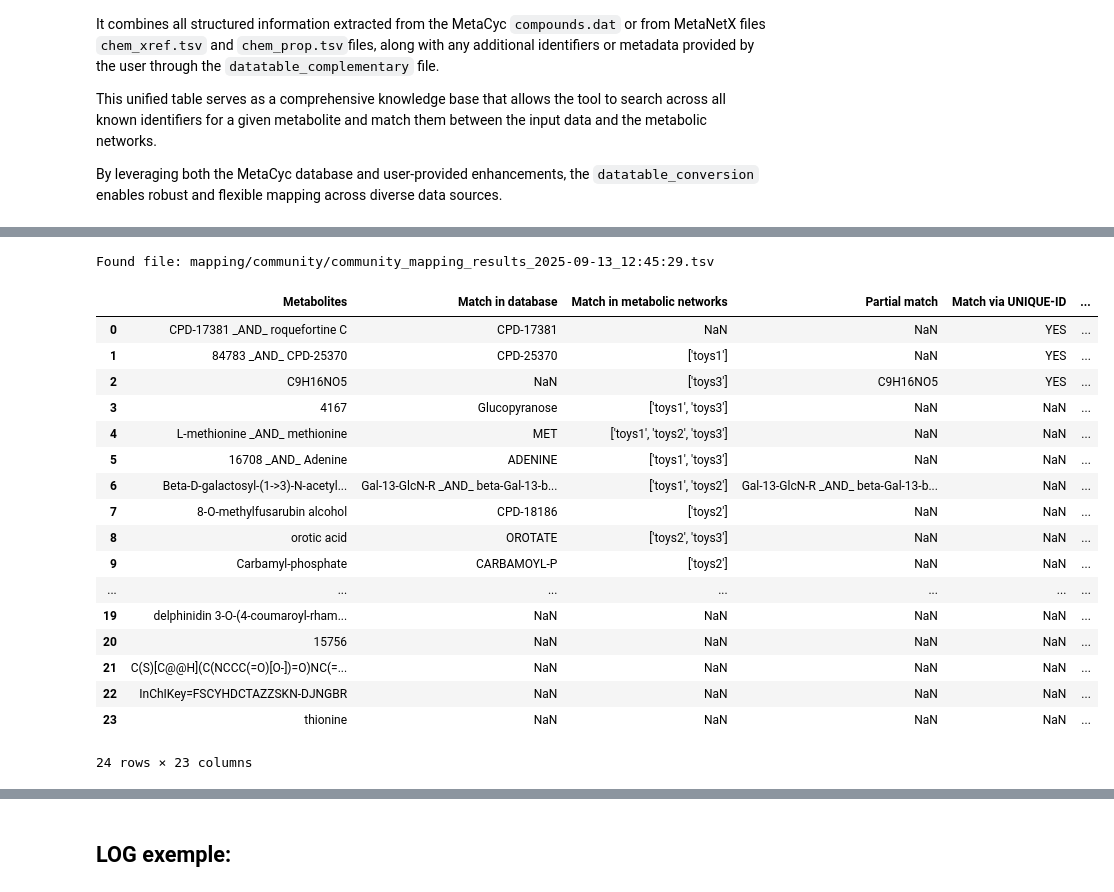
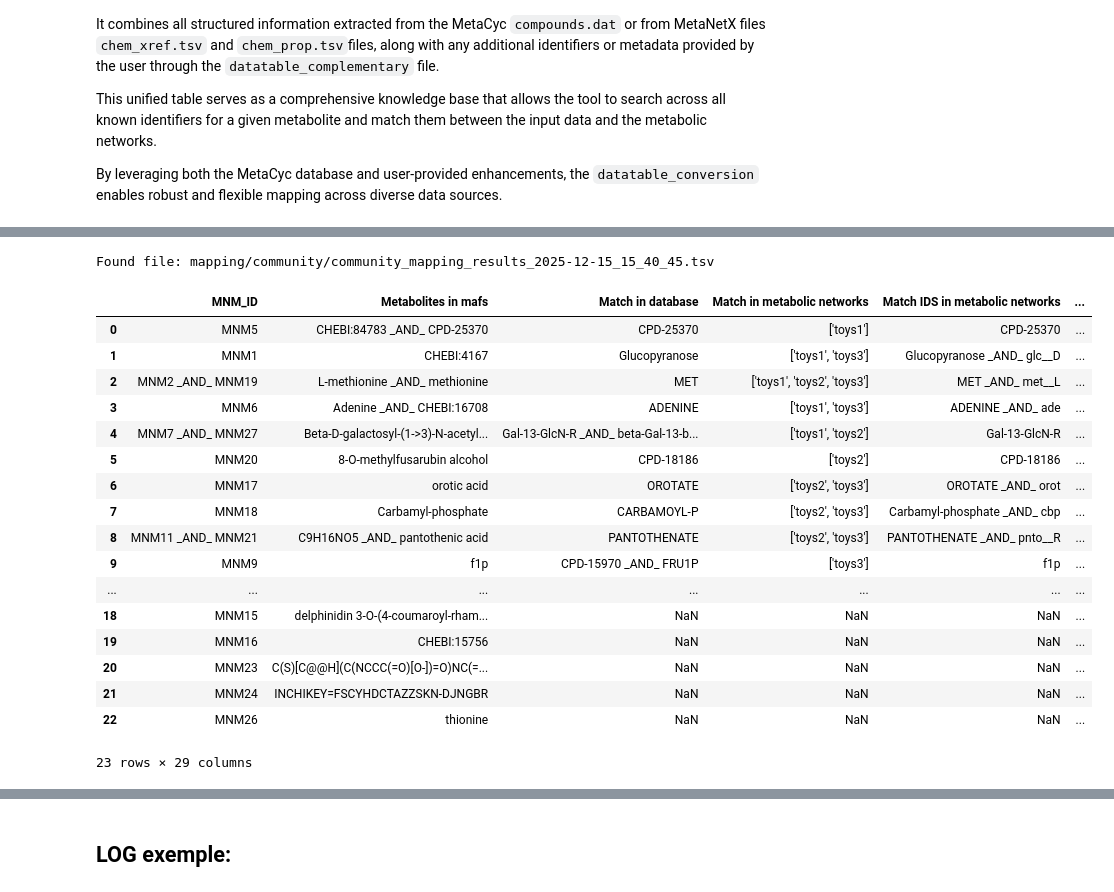
Before and after one commit to coraliemuller/metanetmap, a Jupyter notebook: notebook/MetaNetMap.ipynb, the cells around one changed output, grey strips where cells are left out. Cells and saved outputs as stored; diff of their text form; code cells hidden in the pictures.

```diff
--- a/notebook/MetaNetMap.ipynb
+++ b/notebook/MetaNetMap.ipynb
@@ -590,0 +661,29 @@ Output file successfully written to: mapping/classic/mapping_results_2025-09-13_
+# %%
+''' Show Mafs rewritten with new MNM_IDs
+'''
+import os
+import pandas as pd
+
+# 1. Set the directory path
+directory = 'mapping/classic/MNM_mafs/'
+
+# 2. List all files in the directory
+files = [f for f in os.listdir(directory) if os.path.isfile(os.path.join(directory, f))]
+
+# 3. Check if exactly one file exists
+if len(files) > 1:
+    file_path = os.path.join(directory, files[0])
+    print(f"Found file: {file_path}")
+
+    # 4. Read the file (auto-detect TSV)
+    if file_path.endswith('.tsv'):
+        df = pd.read_csv(file_path, sep='\t')
+    else:
+        print("Unsupported file format.")
+        df = None
+
+    # 5. Display the table if loaded
+    if df is not None:
+        display(df)
+else:
+    print(f"Expected 1 file, found {len(files)}: {files}")
@@ -756,51 +883,51 @@ Output file successfully written to: mapping/community/community_mapping_results
 # %%
-''' Show Community mode
+''' Show Community mode results
 
 '''
 import os
 import pandas as pd
 
 # 1. Set the directory path
 directory = 'mapping/community/'
 
 # 2. List all files in the directory
 files = [f for f in os.listdir(directory) if os.path.isfile(os.path.join(directory, f))]
 
 # 3. Check if exactly one file exists
 if len(files) == 1:
     file_path = os.path.join(directory, files[0])
     print(f"Found file: {file_path}")
 
     # 4. Read the file (auto-detect TSV)
     if file_path.endswith('.tsv'):
         df = pd.read_csv(file_path, sep='\t')
     else:
         print("Unsupported file format.")
         df = None
 
     # 5. Display the table if loaded
     if df is not None:
         display(df)
 else:
     print(f"Expected 1 file, found {len(files)}: {files}")
 # %% [output]
-Found file: mapping/community/community_mapping_results_2025-09-13_12:45:29.tsv
+Found file: mapping/community/community_mapping_results_2025-12-15_15_40_45.tsv
-|  | Metabolites | Match in database | Match in metabolic networks | Partial match | Match via UNIQUE-ID | ... |
-| 0 | CPD-17381 _AND_ roquefortine C | CPD-17381 | NaN | NaN | YES | ... |
-| 1 | 84783 _AND_ CPD-25370 | CPD-25370 | ['toys1'] | NaN | YES | ... |
-| 2 | C9H16NO5 | NaN | ['toys3'] | C9H16NO5 | YES | ... |
-| 3 | 4167 | Glucopyranose | ['toys1', 'toys3'] | NaN | NaN | ... |
-| 4 | L-methionine _AND_ methionine | MET | ['toys1', 'toys2', 'toys3'] | NaN | NaN | ... |
-| 5 | 16708 _AND_ Adenine | ADENINE | ['toys1', 'toys3'] | NaN | NaN | ... |
-| 6 | Beta-D-galactosyl-(1->3)-N-acetyl... | Gal-13-GlcN-R _AND_ beta-Gal-13-b... | ['toys1', 'toys2'] | Gal-13-GlcN-R _AND_ beta-Gal-13-b... | NaN | ... |
-| 7 | 8-O-methylfusarubin alcohol | CPD-18186 | ['toys2'] | NaN | NaN | ... |
-| 8 | orotic acid | OROTATE | ['toys2', 'toys3'] | NaN | NaN | ... |
-| 9 | Carbamyl-phosphate | CARBAMOYL-P | ['toys2'] | NaN | NaN | ... |
+|  | MNM_ID | Metabolites in mafs | Match in database | Match in metabolic networks | Match IDS in metabolic networks | ... |
+| 0 | MNM5 | CHEBI:84783 _AND_ CPD-25370 | CPD-25370 | ['toys1'] | CPD-25370 | ... |
+| 1 | MNM1 | CHEBI:4167 | Glucopyranose | ['toys1', 'toys3'] | Glucopyranose _AND_ glc__D | ... |
+| 2 | MNM2 _AND_ MNM19 | L-methionine _AND_ methionine | MET | ['toys1', 'toys2', 'toys3'] | MET _AND_ met__L | ... |
+| 3 | MNM6 | Adenine _AND_ CHEBI:16708 | ADENINE | ['toys1', 'toys3'] | ADENINE _AND_ ade | ... |
+| 4 | MNM7 _AND_ MNM27 | Beta-D-galactosyl-(1->3)-N-acetyl... | Gal-13-GlcN-R _AND_ beta-Gal-13-b... | ['toys1', 'toys2'] | Gal-13-GlcN-R | ... |
+| 5 | MNM20 | 8-O-methylfusarubin alcohol | CPD-18186 | ['toys2'] | CPD-18186 | ... |
+| 6 | MNM17 | orotic acid | OROTATE | ['toys2', 'toys3'] | OROTATE _AND_ orot | ... |
+| 7 | MNM18 | Carbamyl-phosphate | CARBAMOYL-P | ['toys2', 'toys3'] | Carbamyl-phosphate _AND_ cbp | ... |
+| 8 | MNM11 _AND_ MNM21 | C9H16NO5 _AND_ pantothenic acid | PANTOTHENATE | ['toys2', 'toys3'] | PANTOTHENATE _AND_ pnto__R | ... |
+| 9 | MNM9 | f1p | CPD-15970 _AND_ FRU1P | ['toys3'] | f1p | ... |
 | ... | ... | ... | ... | ... | ... | ... |
-| 19 | delphinidin 3-O-(4-coumaroyl-rham... | NaN | NaN | NaN | NaN | ... |
-| 20 | 15756 | NaN | NaN | NaN | NaN | ... |
-| 21 | C(S)[C@@H](C(NCCC(=O)[O-])=O)NC(=... | NaN | NaN | NaN | NaN | ... |
-| 22 | InChIKey=FSCYHDCTAZZSKN-DJNGBR | NaN | NaN | NaN | NaN | ... |
-| 23 | thionine | NaN | NaN | NaN | NaN | ... |
+| 18 | MNM15 | delphinidin 3-O-(4-coumaroyl-rham... | NaN | NaN | NaN | ... |
+| 19 | MNM16 | CHEBI:15756 | NaN | NaN | NaN | ... |
+| 20 | MNM23 | C(S)[C@@H](C(NCCC(=O)[O-])=O)NC(=... | NaN | NaN | NaN | ... |
+| 21 | MNM24 | INCHIKEY=FSCYHDCTAZZSKN-DJNGBR | NaN | NaN | NaN | ... |
+| 22 | MNM26 | thionine | NaN | NaN | NaN | ... |
-24 rows × 23 columns
+23 rows × 29 columns
 # %%
```
Also changed, not shown: parts of 17 cells of this notebook, 2 other files.
